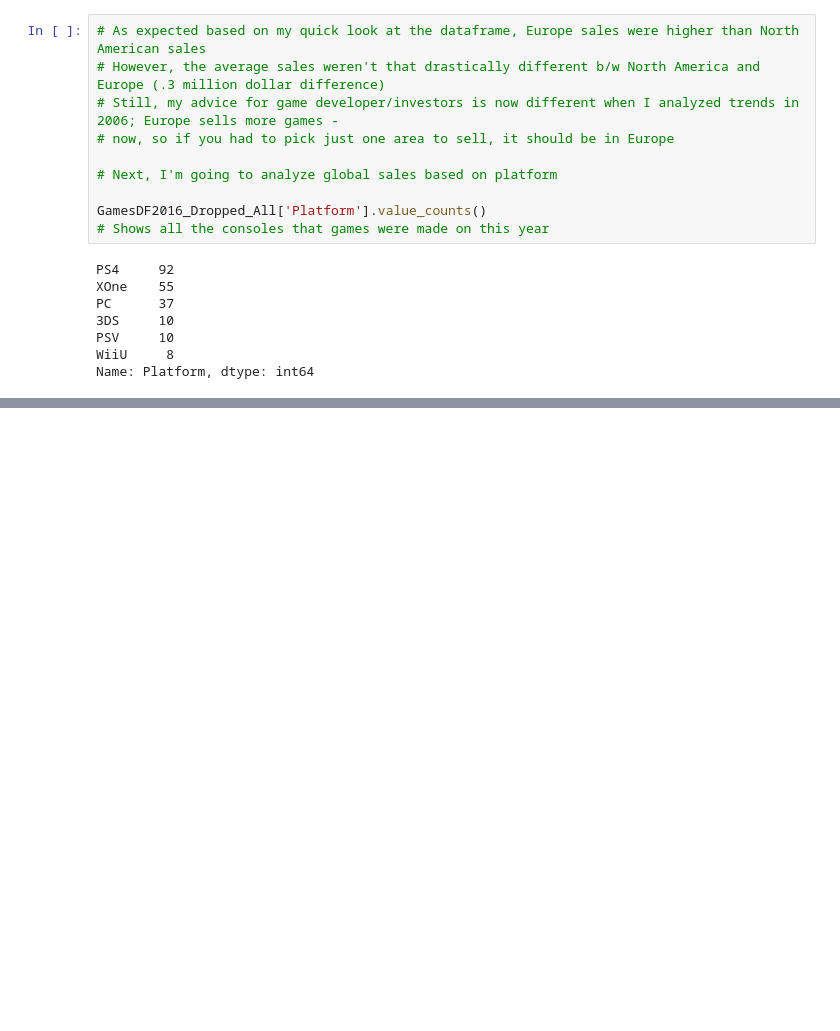
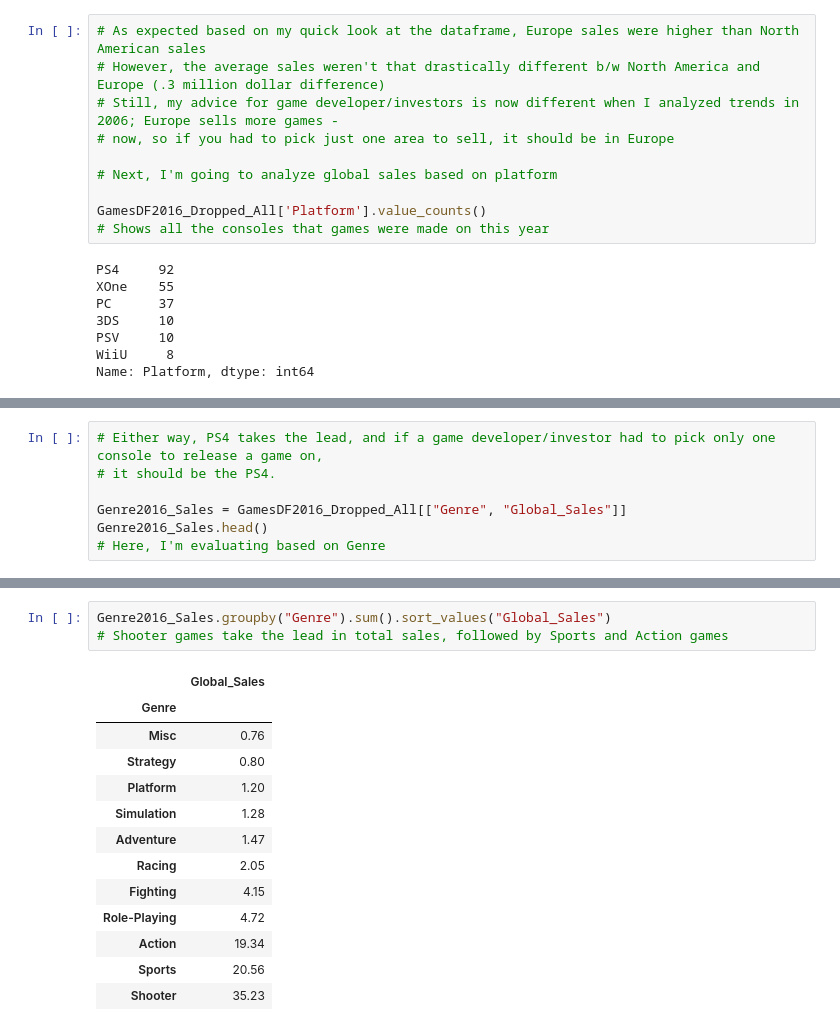
Before and after one commit to mcgvgc2514/Video-Game-Sale-Analysis, a Jupyter notebook: Data Cleaning/Final Analysis.ipynb, the cells around one changed output, grey strips where cells are left out. Saved outputs shown, nothing was run; the diff lists cells and outputs as text; blank space fills up the shorter version.

```diff
--- a/Data Cleaning/Final Analysis.ipynb
+++ b/Data Cleaning/Final Analysis.ipynb
@@ -291,0 +319,7 @@ Groups = ("PS4", "XboxOne", "PC", "3DS", "PSV", "WiiU")
+# %%
+# Either way, PS4 takes the lead, and if a game developer/investor had to pick only one console to release a game on,
+# it should be the PS4.
+
+Genre2016_Sales = GamesDF2016_Dropped_All[["Genre", "Global_Sales"]]
+Genre2016_Sales.head()
+# Here, I'm evaluating based on Genre
@@ -291,0 +333,17 @@ Groups = ("PS4", "XboxOne", "PC", "3DS", "PSV", "WiiU")
+# %%
+Genre2016_Sales.groupby("Genre").sum().sort_values("Global_Sales")
+# Shooter games take the lead in total sales, followed by Sports and Action games
+# %% [output]
+|  | Global_Sales |
+| Genre |  |
+| Misc | 0.76 |
+| Strategy | 0.80 |
+| Platform | 1.20 |
+| Simulation | 1.28 |
+| Adventure | 1.47 |
+| Racing | 2.05 |
+| Fighting | 4.15 |
+| Role-Playing | 4.72 |
+| Action | 19.34 |
+| Sports | 20.56 |
+| Shooter | 35.23 |
```
Also changed, not shown: parts of 5 cells of this notebook.
